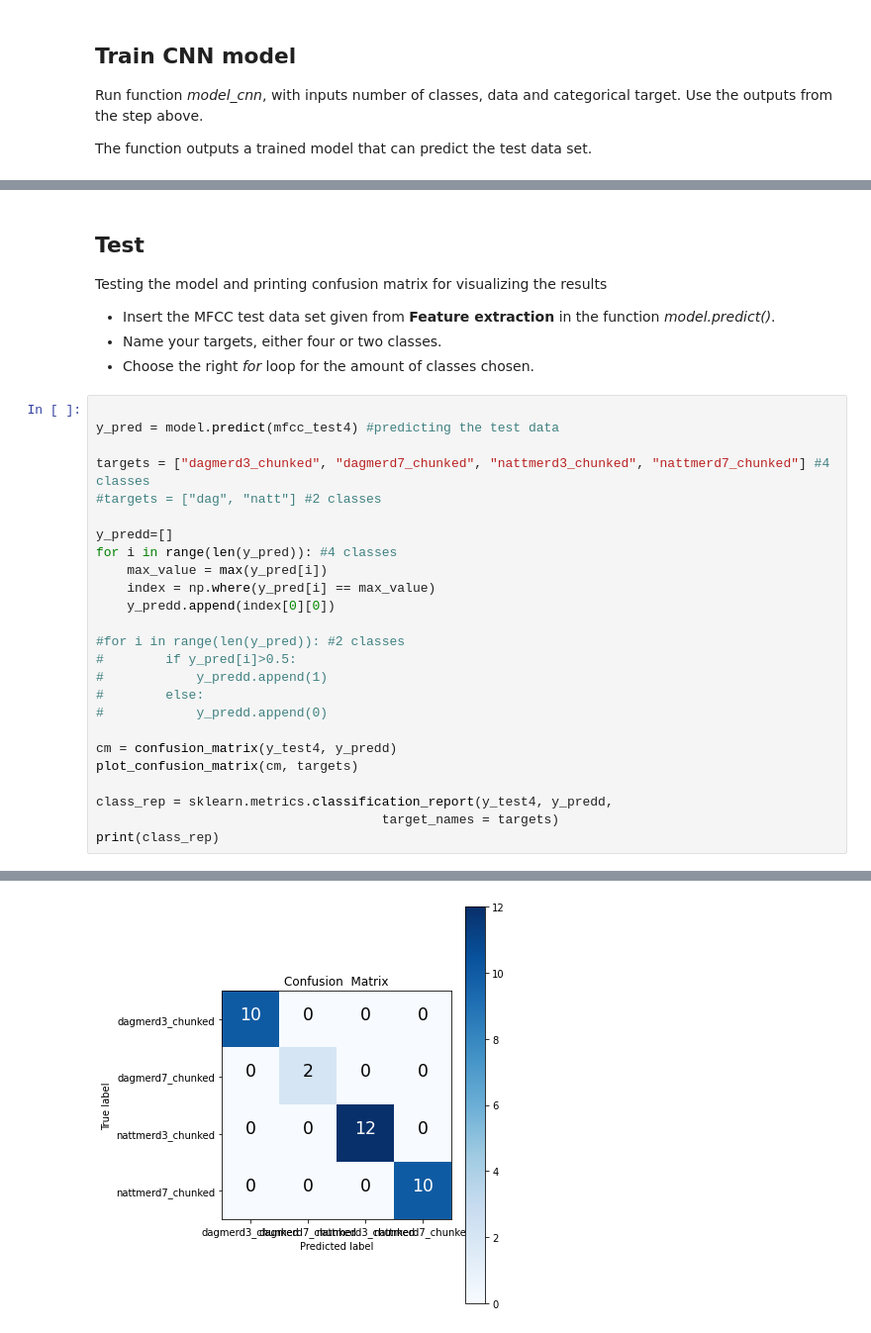
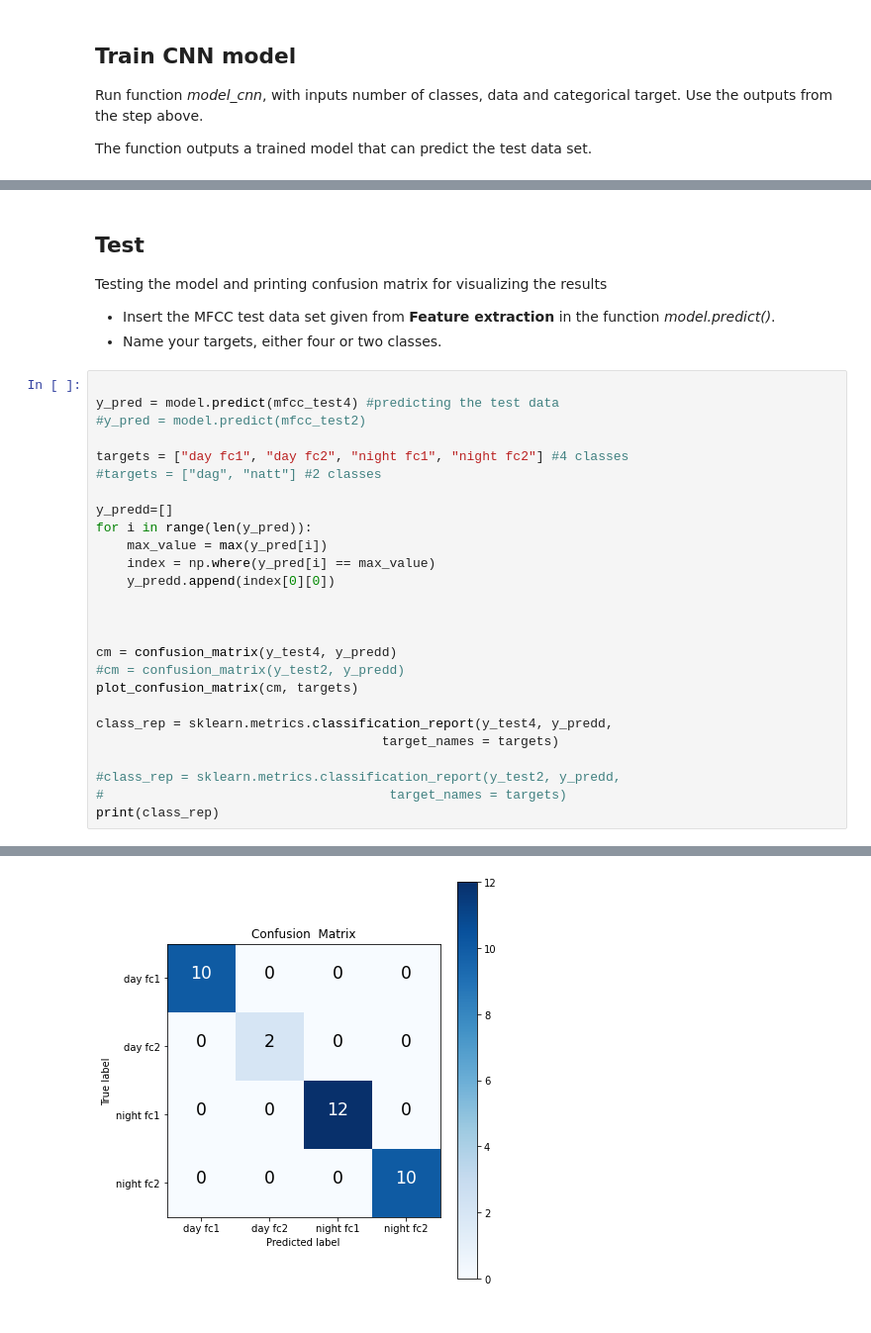
Before and after one commit to jemilad/master, a Jupyter notebook: test.ipynb, the cells around one changed output, grey strips where cells are left out. Shown: that part at 99% size. Saved outputs shown, nothing was run; the diff lists cells and outputs as text.

```diff
--- a/test.ipynb
+++ b/test.ipynb
@@ -192,30 +196,30 @@ Testing the model and printing confusion matrix for visualizing the results
 
 * Insert the MFCC test data set given from **Feature extraction** in the function *model.predict()*.
 * Name your targets, either four or two classes.
-* Choose the right *for* loop for the amount of classes chosen.
 # %%
 
 y_pred = model.predict(mfcc_test4) #predicting the test data
+#y_pred = model.predict(mfcc_test2)
 
-targets = ["dagmerd3_chunked", "dagmerd7_chunked", "nattmerd3_chunked", "nattmerd7_chunked"] #4 classes
+targets = ["day fc1", "day fc2", "night fc1", "night fc2"] #4 classes
 #targets = ["dag", "natt"] #2 classes
 
 y_predd=[]
-for i in range(len(y_pred)): #4 classes
+for i in range(len(y_pred)):
     max_value = max(y_pred[i])
     index = np.where(y_pred[i] == max_value)
     y_predd.append(index[0][0])
 
-#for i in range(len(y_pred)): #2 classes
-#        if y_pred[i]>0.5:
-#            y_predd.append(1)
-#        else:
-#            y_predd.append(0)
+
 
 cm = confusion_matrix(y_test4, y_predd)
+#cm = confusion_matrix(y_test2, y_predd)
 plot_confusion_matrix(cm, targets)
 
 class_rep = sklearn.metrics.classification_report(y_test4, y_predd,
                                      target_names = targets)
+
+#class_rep = sklearn.metrics.classification_report(y_test2, y_predd,
+#                                     target_names = targets)
 print(class_rep)
 # %% [output]
@@ -232 +236 @@ nattmerd7_chunked       1.00      1.00      1.00        10
-[figure, old version]
+[figure, new version]
```
Also changed, not shown: parts of 4 cells of this notebook, 1 other file.
